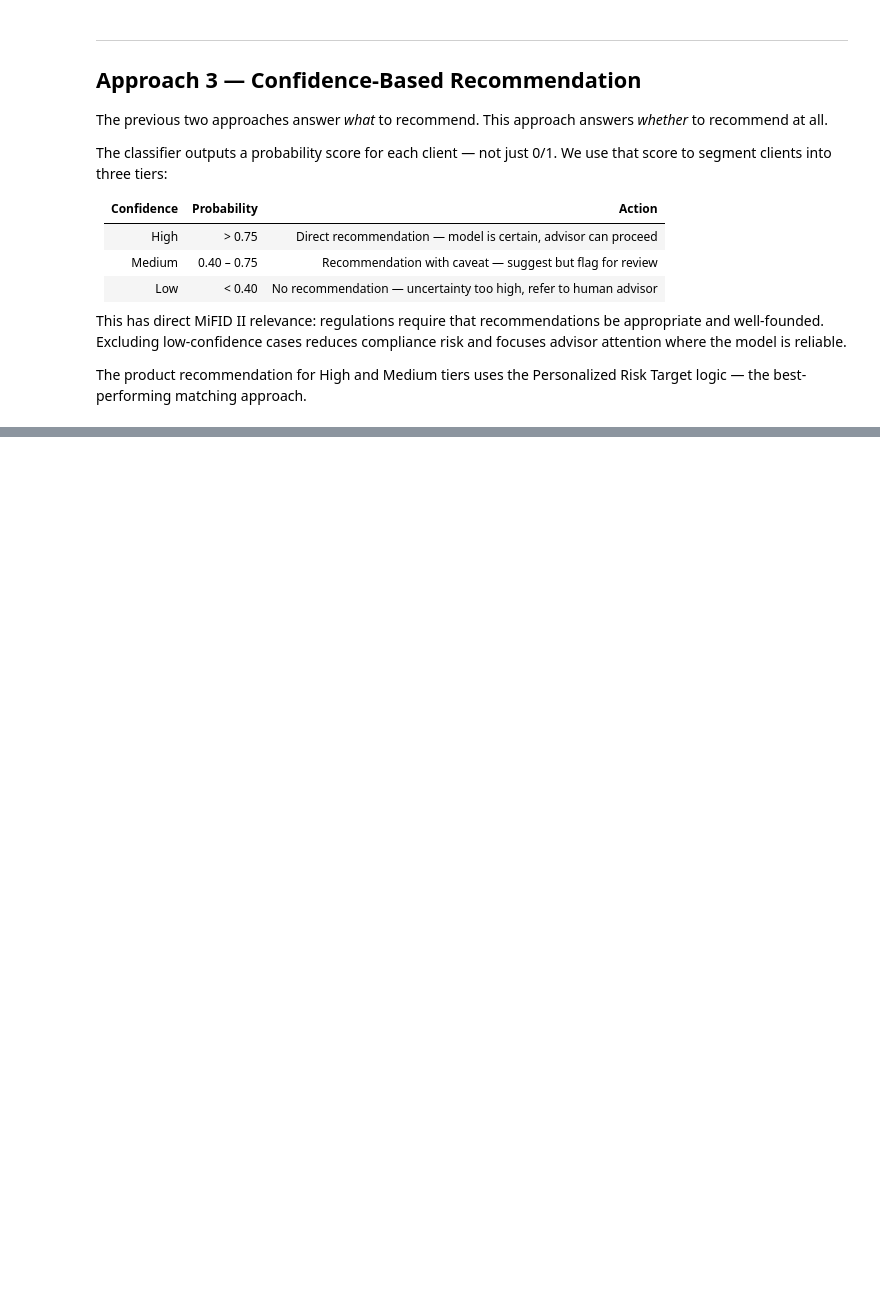
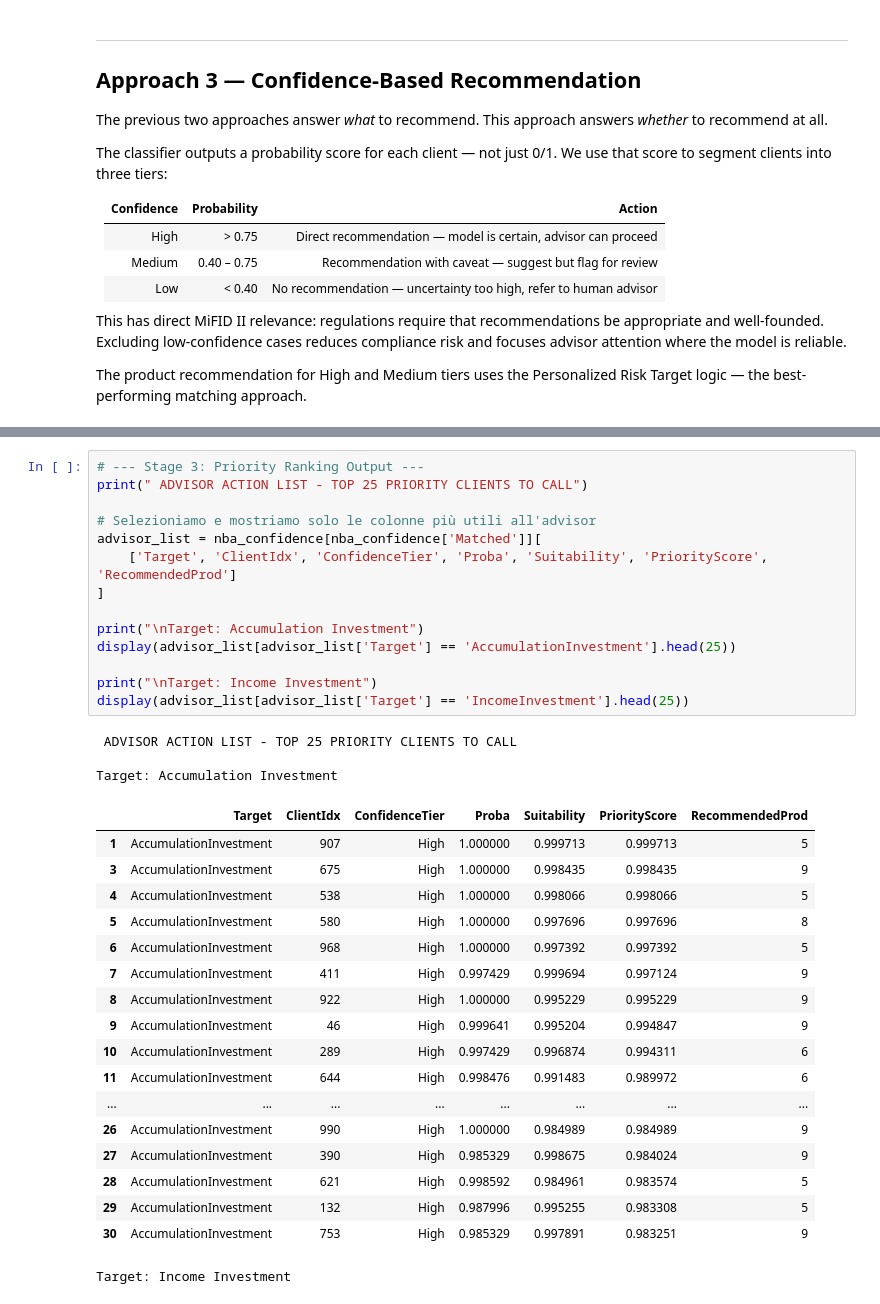
Before and after one commit to tommybaresi-creator/fintech-group-work, a Jupyter notebook: BusinessCase2/recommendation_system.ipynb, the cells around one changed output, grey strips where cells are left out. Saved outputs shown, nothing was run; the diff lists cells and outputs as text; blank space fills up the shorter version.

```diff
--- a/BusinessCase2/recommendation_system.ipynb
+++ b/BusinessCase2/recommendation_system.ipynb
@@ -329,0 +396,36 @@ plt.show()
+# %%
+# --- Stage 3: Priority Ranking Output ---
+print(" ADVISOR ACTION LIST - TOP 25 PRIORITY CLIENTS TO CALL")
+
+# Selezioniamo e mostriamo solo le colonne più utili all'advisor
+advisor_list = nba_confidence[nba_confidence['Matched']][
+    ['Target', 'ClientIdx', 'ConfidenceTier', 'Proba', 'Suitability', 'PriorityScore', 'RecommendedProd']
+]
+
+print("\nTarget: Accumulation Investment")
+display(advisor_list[advisor_list['Target'] == 'AccumulationInvestment'].head(25))
+
+print("\nTarget: Income Investment")
+display(advisor_list[advisor_list['Target'] == 'IncomeInvestment'].head(25))
+# %% [output]
+ ADVISOR ACTION LIST - TOP 25 PRIORITY CLIENTS TO CALL
+
+Target: Accumulation Investment
+|  | Target | ClientIdx | ConfidenceTier | Proba | Suitability | PriorityScore | RecommendedProd |
+| 1 | AccumulationInvestment | 907 | High | 1.000000 | 0.999713 | 0.999713 | 5 |
+| 3 | AccumulationInvestment | 675 | High | 1.000000 | 0.998435 | 0.998435 | 9 |
+| 4 | AccumulationInvestment | 538 | High | 1.000000 | 0.998066 | 0.998066 | 5 |
+| 5 | AccumulationInvestment | 580 | High | 1.000000 | 0.997696 | 0.997696 | 8 |
+| 6 | AccumulationInvestment | 968 | High | 1.000000 | 0.997392 | 0.997392 | 5 |
+| 7 | AccumulationInvestment | 411 | High | 0.997429 | 0.999694 | 0.997124 | 9 |
+| 8 | AccumulationInvestment | 922 | High | 1.000000 | 0.995229 | 0.995229 | 9 |
+| 9 | AccumulationInvestment | 46 | High | 0.999641 | 0.995204 | 0.994847 | 9 |
+| 10 | AccumulationInvestment | 289 | High | 0.997429 | 0.996874 | 0.994311 | 6 |
+| 11 | AccumulationInvestment | 644 | High | 0.998476 | 0.991483 | 0.989972 | 6 |
+| ... | ... | ... | ... | ... | ... | ... | ... |
+| 26 | AccumulationInvestment | 990 | High | 1.000000 | 0.984989 | 0.984989 | 9 |
+| 27 | AccumulationInvestment | 390 | High | 0.985329 | 0.998675 | 0.984024 | 9 |
+| 28 | AccumulationInvestment | 621 | High | 0.998592 | 0.984961 | 0.983574 | 5 |
+| 29 | AccumulationInvestment | 132 | High | 0.987996 | 0.995255 | 0.983308 | 5 |
+| 30 | AccumulationInvestment | 753 | High | 0.985329 | 0.997891 | 0.983251 | 9 |
+Target: Income Investment
```
Also changed, not shown: parts of 10 cells of this notebook, 1 other file.
